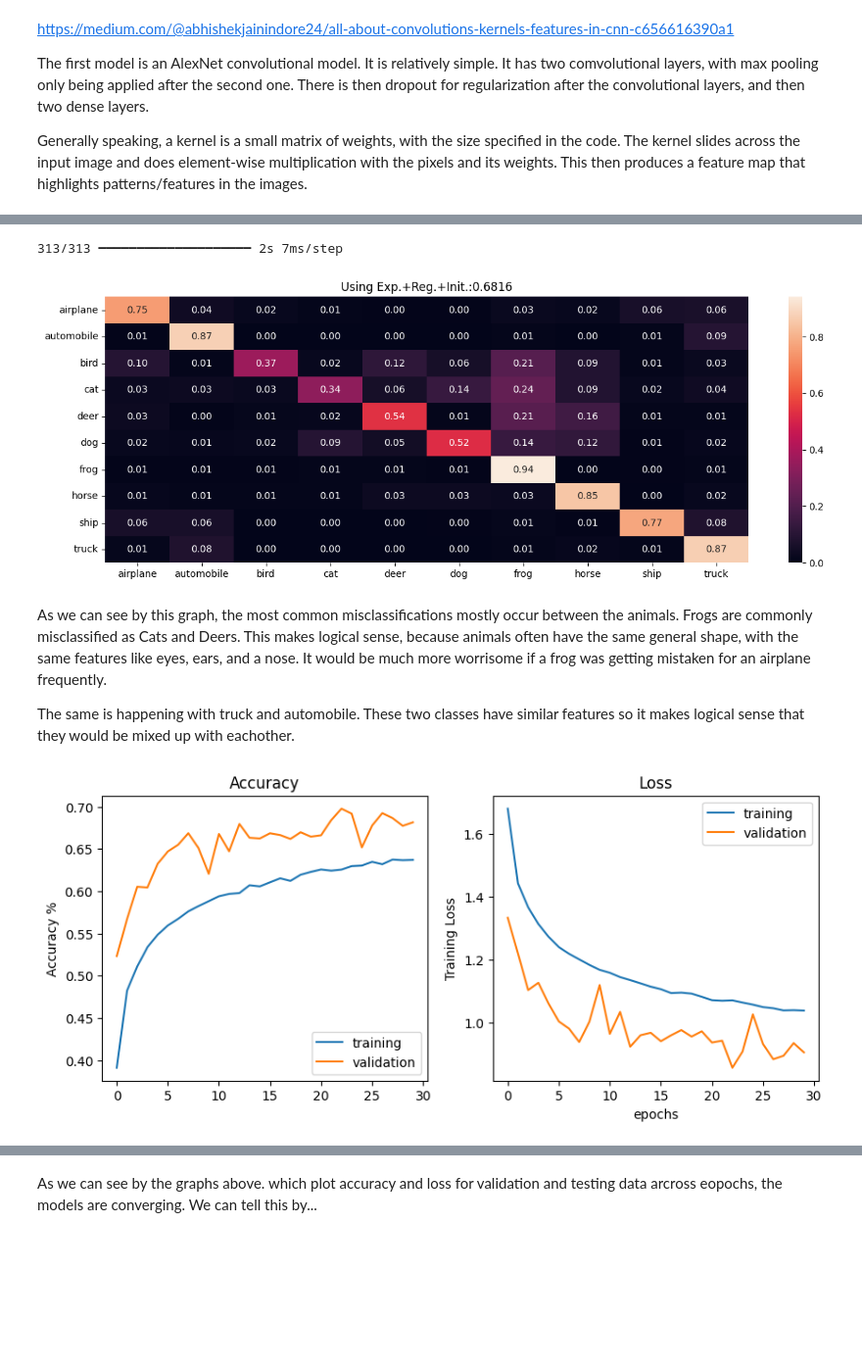
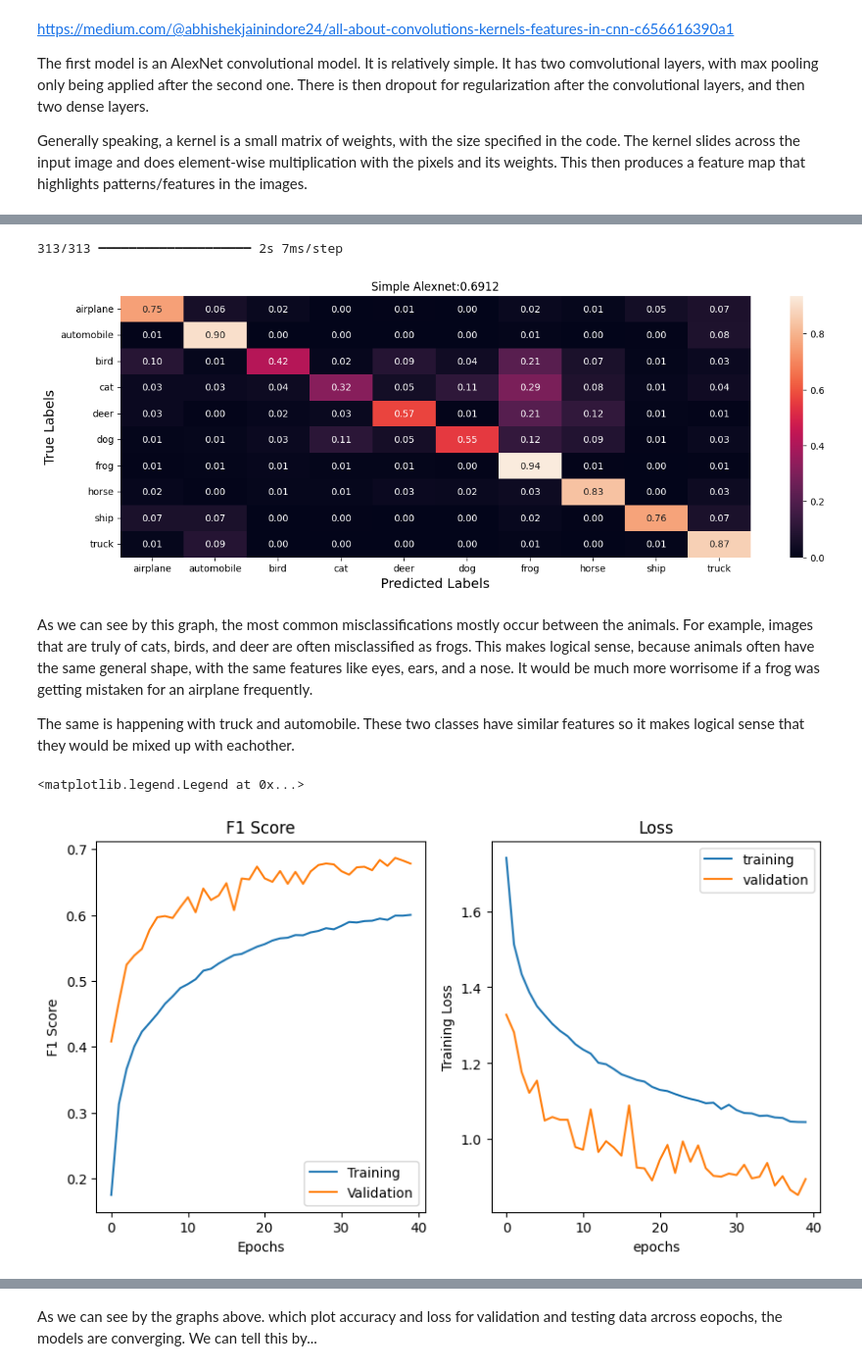
Before and after one commit to ElijahChesnut26/MLLab6, a Jupyter notebook: MLLab6.ipynb, the cells around one changed output, grey strips where cells are left out. Shown at 98% size. Cells and saved outputs as stored; diff of their text form; code cells hidden in the pictures; blank space fills up the shorter version.

```diff
--- a/MLLab6.ipynb
+++ b/MLLab6.ipynb
@@ -292,7 +315,7 @@ You must install pydot (`pip install pydot`) for `plot_model` to work.
 
 history = cnn.fit(X_train, y_train,
                   batch_size=64,
-                   epochs=30, verbose=1,
+                   epochs=40, verbose=1,
                    validation_data=(X_test, y_test)
                   )
 # %% [output]
@@ -316,33 +339,39 @@ Epoch 30/30
 # %%
-summarize_net(cnn, X_test, y_test, title_text='Using Exp.+Reg.+Init.:')
+summarize_net(cnn, X_test, y_test, title_text='Simple Alexnet:')
 # %% [output]
 313/313 ━━━━━━━━━━━━━━━━━━━━ 2s 7ms/step
-[figure, old version]
+[figure, new version]
 # %% [markdown]
-As we can see by this graph, the most common misclassifications mostly occur between the animals. Frogs are commonly misclassified as Cats and Deers. This makes logical sense, because animals often have the same general shape, with the same features like eyes, ears, and a nose. It would be much more worrisome if a frog was getting mistaken for an airplane frequently.
+As we can see by this graph, the most common misclassifications mostly occur between the animals. For example, images that are truly of cats, birds, and deer are often misclassified as frogs. This makes logical sense, because animals often have the same general shape, with the same features like eyes, ears, and a nose. It would be much more worrisome if a frog was getting mistaken for an airplane frequently.
 
 The same is happening with truck and automobile. These two classes have similar features so it makes logical sense that they would be mixed up with eachother.
 # %%
-plt.figure(figsize=(10,4))
-plt.subplot(1,2,1)
-plt.plot(history.history['accuracy'], label='training')
+import numpy as np
 
-plt.ylabel('Accuracy %')
-plt.title('Training')
-plt.plot(history.history['val_accuracy'], label='validation')
-plt.title('Accuracy')
+# Calculate F1 score for training and validation
+train_f1 = 2 * (np.array(history.history['precision']) * np.array(history.history['recall'])) / (np.array(history.history['precision']) + np.array(history.history['recall']) + 1e-6)
+val_f1 = 2 * (np.array(history.history['val_precision']) * np.array(history.history['val_recall'])) / (np.array(history.history['val_precision']) + np.array(history.history['val_recall']) + 1e-6)
+plt.figure(figsize=(15, 5))
+
+plt.subplot(1, 3, 1)
+plt.plot(train_f1, label='Training')
+plt.plot(val_f1, label='Validation')
+plt.title('F1 Score')
+plt.xlabel('Epochs')
+plt.ylabel('F1 Score')
 plt.legend()
 
-plt.subplot(1,2,2)
+
+plt.subplot(1,3,2)
 plt.plot(history.history['loss'], label='training')
 plt.ylabel('Training Loss')
 plt.xlabel('epochs')
 
 plt.plot(history.history['val_loss'], label='validation')
 plt.xlabel('epochs')
 plt.title('Loss')
 plt.legend()
-plt.show()
 # %% [output]
+<matplotlib.legend.Legend at 0x...>
-[figure, old version]
+[figure, new version]
 # %%
```
Also changed, not shown: parts of 40 cells of this notebook.
